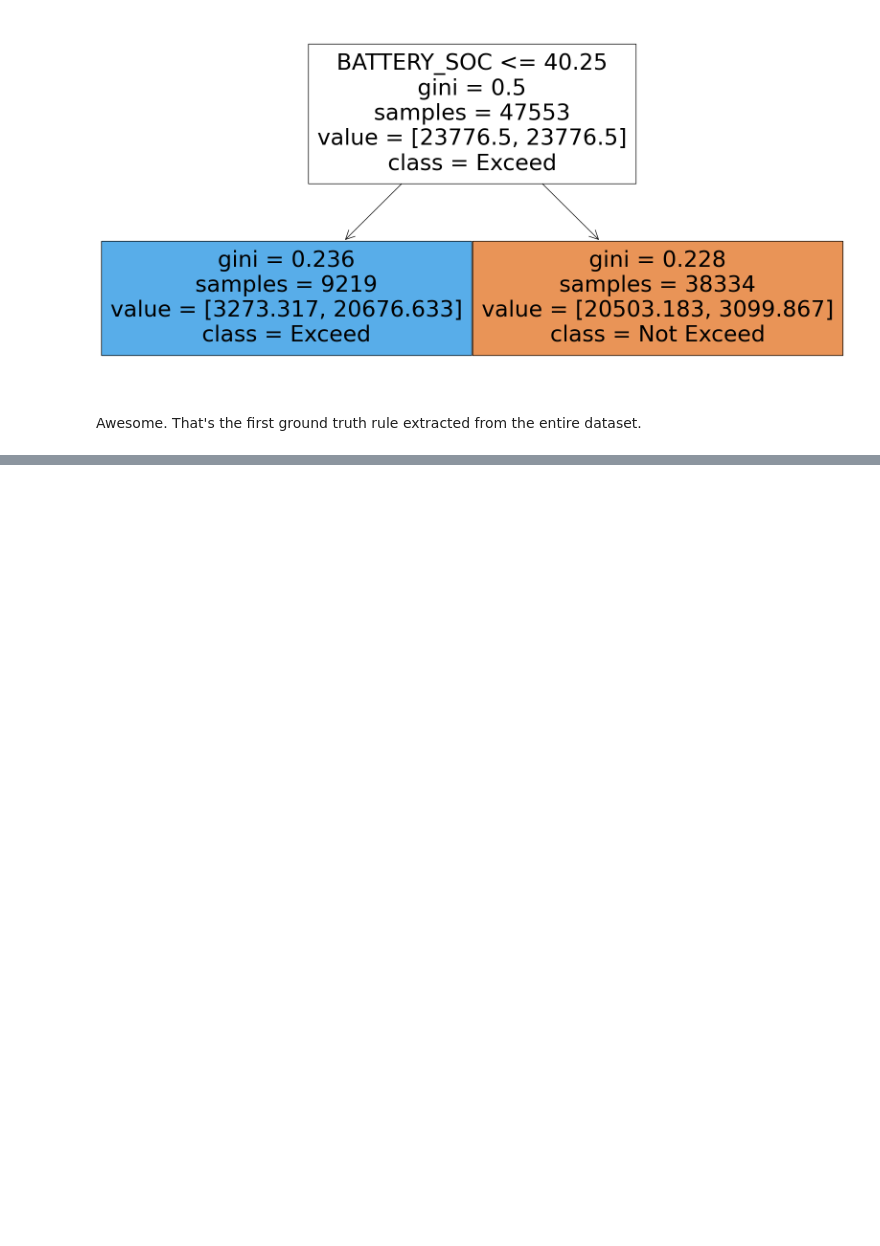
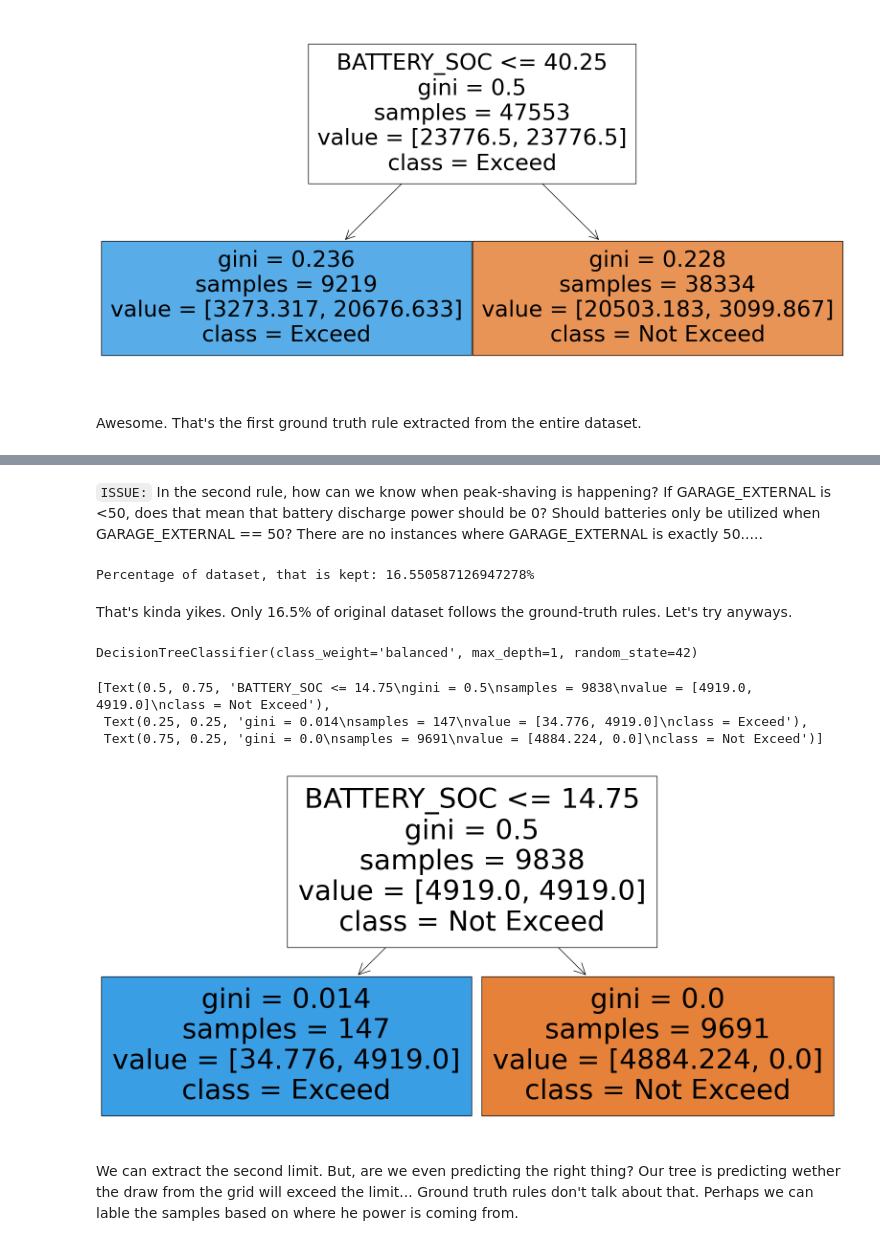
Before and after one commit to SanchoSamba/DS-project, a Jupyter notebook: EDA.ipynb, the cells around one changed output, grey strips where cells are left out. Drawn from its saved outputs; the diff is of its cells as text; code cells hidden in the pictures; blank space fills up the shorter version.

Commit message:
Extracting datasets

```diff
--- a/EDA.ipynb
+++ b/EDA.ipynb
@@ -151,0 +149,31 @@ Awesome. That's the first ground truth rule extracted from the entire dataset.
+# %% [markdown]
+`ISSUE:` In the second rule, how can we know when peak-shaving is happening? If GARAGE_EXTERNAL is <50, does that mean that battery discharge power should be 0? Should batteries only be utilized when GARAGE_EXTERNAL == 50? There are no instances where GARAGE_EXTERNAL is exactly 50.....
+# %%
+SOC_less_15 = s_data[(s_data["BATTERY_SOC"]<15) & (s_data["BATTERY_DISCHARGE_POWER"]<=0)]
+SOC_less_40 = s_data[(s_data["BATTERY_SOC"]<40) & (s_data["GARAGE_EXTERNAL_POWER"]<=50)]
+SOC_less_40_1 = s_data[(s_data["BATTERY_SOC"]<40) & (s_data["GARAGE_EXTERNAL_POWER"]==50) & (s_data["BATTERY_DISCHARGE_POWER"]>0)]
+SOC_less_40_2 = s_data[(s_data["BATTERY_SOC"]<40) & (s_data["GARAGE_EXTERNAL_POWER"]<50) & (s_data["BATTERY_DISCHARGE_POWER"]<=0)]
+SOC_more_40 = s_data[(s_data["BATTERY_SOC"]>=40) & (s_data["GARAGE_EXTERNAL_POWER"]<1)]
+# %%
+df_GT = pd.concat([SOC_less_15, SOC_less_40, SOC_less_40_1, SOC_less_40_2, SOC_more_40], ignore_index=True)
+df_GT = df_GT.drop_duplicates()
+print(f"Percentage of dataset, that is kept: {len(df_GT)/len(s_data)*100}%")
+# %% [output]
+Percentage of dataset, that is kept: 16.550587126947278%
+# %% [markdown]
+That's kinda yikes. Only 16.5% of original dataset follows the ground-truth rules. Let's try anyways.
+# %%
+tree = DecisionTreeClassifier(random_state=42, max_depth=1, class_weight='balanced')
+tree.fit(df_GT.drop(['POWER_EXCEEDS_LIMIT', '_time', 'GARAGE_EXTERNAL_POWER'], axis=1), df_GT['POWER_EXCEEDS_LIMIT'])
+# %% [output]
+DecisionTreeClassifier(class_weight='balanced', max_depth=1, random_state=42)
+# %%
+plt.figure(figsize=(20,10))
+plot_tree(tree, filled=True, feature_names=features.columns, class_names=['Not Exceed', 'Exceed'])
+# %% [output]
+[Text(0.5, 0.75, 'BATTERY_SOC <= 14.75\ngini = 0.5\nsamples = 9838\nvalue = [4919.0, 4919.0]\nclass = Not Exceed'),
+ Text(0.25, 0.25, 'gini = 0.014\nsamples = 147\nvalue = [34.776, 4919.0]\nclass = Exceed'),
+ Text(0.75, 0.25, 'gini = 0.0\nsamples = 9691\nvalue = [4884.224, 0.0]\nclass = Not Exceed')]
+[figure, added]
+# %% [markdown]
+We can extract the second limit. But, are we even predicting the right thing? Our tree is predicting wether the draw from the grid will exceed the limit... Ground truth rules don't talk about that. Perhaps we can lable the samples based on where he power is coming from.
```
Also changed, not shown: parts of 7 cells of this notebook.
